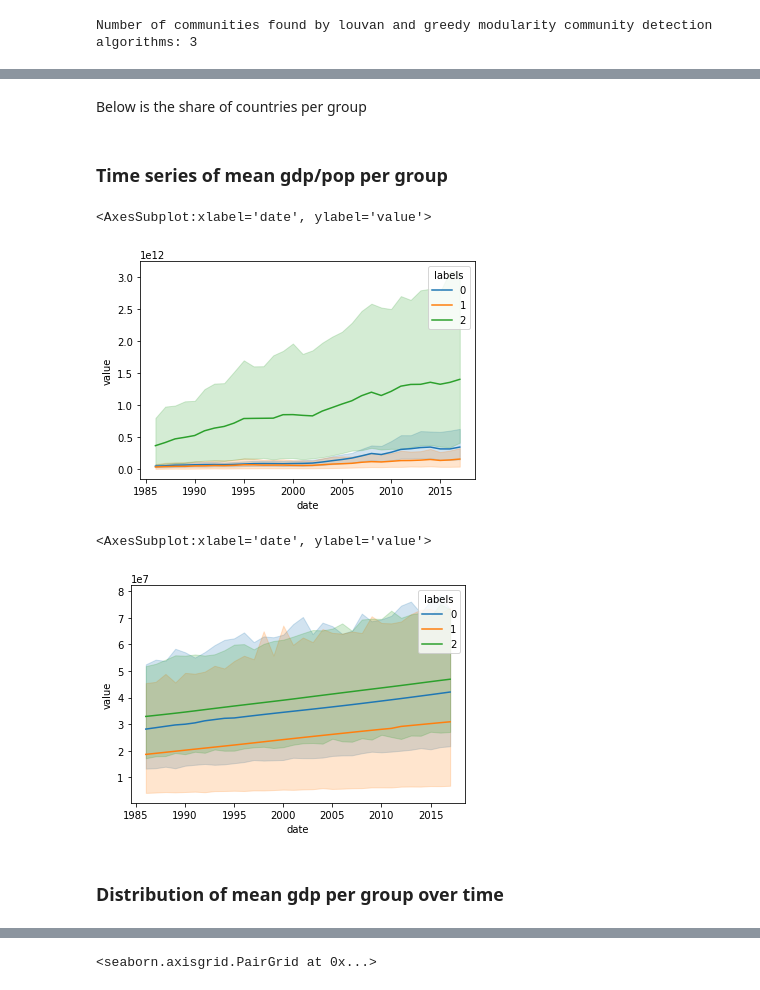
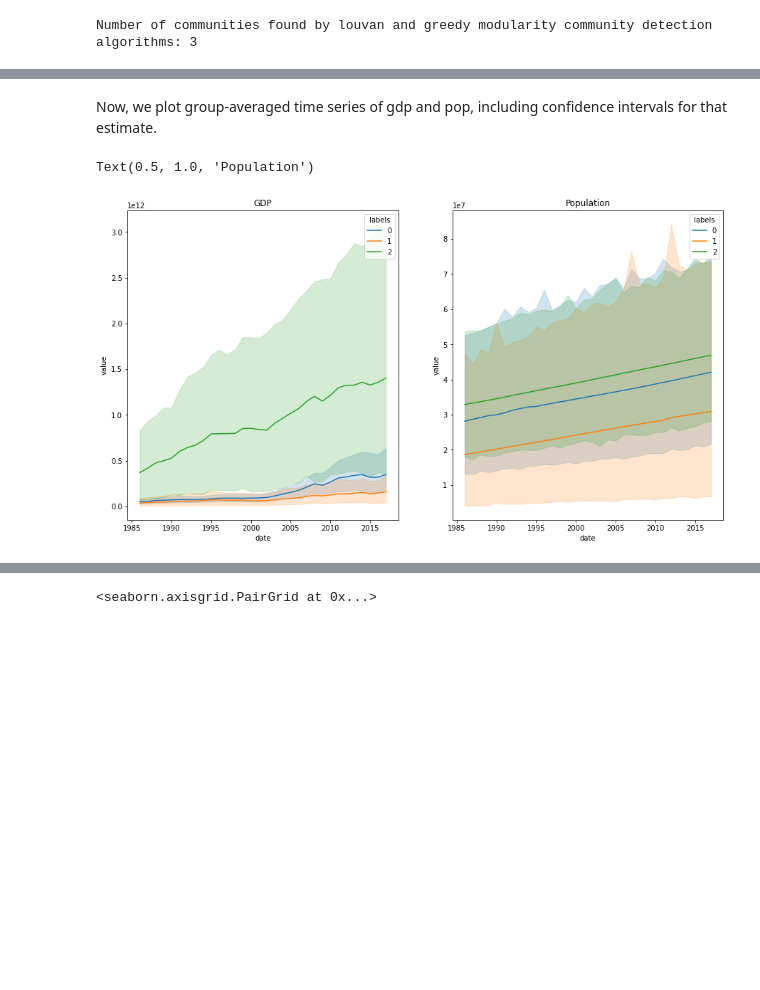
Before and after one commit to RogelioLozano/AOFFTN, a Jupyter notebook: Exploration_V3/network_based_tsclsut.ipynb, the cells around one changed output, grey strips where cells are left out. Cells and saved outputs as stored; diff of their text form; code cells hidden in the pictures; blank space fills up the shorter version.

```diff
--- a/Exploration_V3/network_based_tsclsut.ipynb
+++ b/Exploration_V3/network_based_tsclsut.ipynb
@@ -20,4 +19,3 @@ af_ex_pca = pd.read_csv('af_ex_pca.csv',index_col=0)
 # %%
 pivot_afex=af_ex_pca.pivot_table(values='af_ex_pca',columns='country',index='year')
 pivot_afex=pivot_afex.drop(columns='Unspecified Area')
-pivot_afex = pivot_afex.dropna(axis=1,thresh=20)
@@ -30,7 +30,7 @@ Below is a plot of the network and AMI and ARI estimations. Then, I show some pl
 Distance_matrix = pd.DataFrame(pairwise_distances(pivot_afex.T,metric='nan_euclidean'),index=pivot_afex.columns,columns=pivot_afex.columns)
 # %%
 ## ϵ-NN network construction
-ϵ = 3
+ϵ = 2.8
 
 epsilon_NN = Distance_matrix[Distance_matrix < ϵ]
 epsilon_NN = epsilon_NN.fillna(0)
@@ -102,5 +110,3 @@ plt.axhline(0,c='red')
-# %% [markdown]
-Below is the share of countries per group
 # %%
 pop=pd.read_csv('pairing_data/Population_clean.csv',index_col=0)
 gdp = pd.read_csv('pairing_data/GDP_clean.csv',index_col=0)
@@ -113,17 +119,14 @@ merged_gdp_communities = merged_gdp_communities[['date','value','country','label
 
 merged_distances_ex_communities = distance.groupby(['exporter','Year']).sum().reset_index().merge(df_communities,how='inner',left_on='exporter',right_on='country').drop(columns='exporter',axis=1)
 merged_distances_in_communities = distance.groupby(['importer','Year']).sum().reset_index().merge(df_communities,how='inner',left_on='importer',right_on='country').drop(columns='importer',axis=1)
-# %% [markdown]
-### Time series of mean gdp/pop per group
-# %%
-sns.lineplot(data=merged_gdp_communities,y='value',x='date',hue='labels',hue_order=['0','1','2'])
-# %% [output]
-<AxesSubplot:xlabel='date', ylabel='value'>
-[figure, removed]
+# %% [markdown]
+Now, we plot group-averaged time series of gdp and pop, including confidence intervals for that estimate.
 # %%
-sns.lineplot(data=merged_pop_communities[['date','value','country','labels']],y='value',x='date',hue='labels',hue_order=['0','1','2'])
+fig,axs=plt.subplots(1,2,figsize=(15,8))
+a=sns.lineplot(data=merged_gdp_communities,y='value',x='date',hue='labels',hue_order=['0','1','2'],ax=axs[0])
+b=sns.lineplot(data=merged_pop_communities[['date','value','country','labels']],y='value',x='date',hue='labels',hue_order=['0','1','2'],ax=axs[1])
+axs[0].set_title('GDP')
+axs[1].set_title('Population')
 # %% [output]
-<AxesSubplot:xlabel='date', ylabel='value'>
+Text(0.5, 1.0, 'Population')
-[figure, old version]
+[figure, new version]
-# %% [markdown]
-### Distribution of mean gdp per group over time
```
Also changed, not shown: parts of 25 cells of this notebook, 1 other file.
